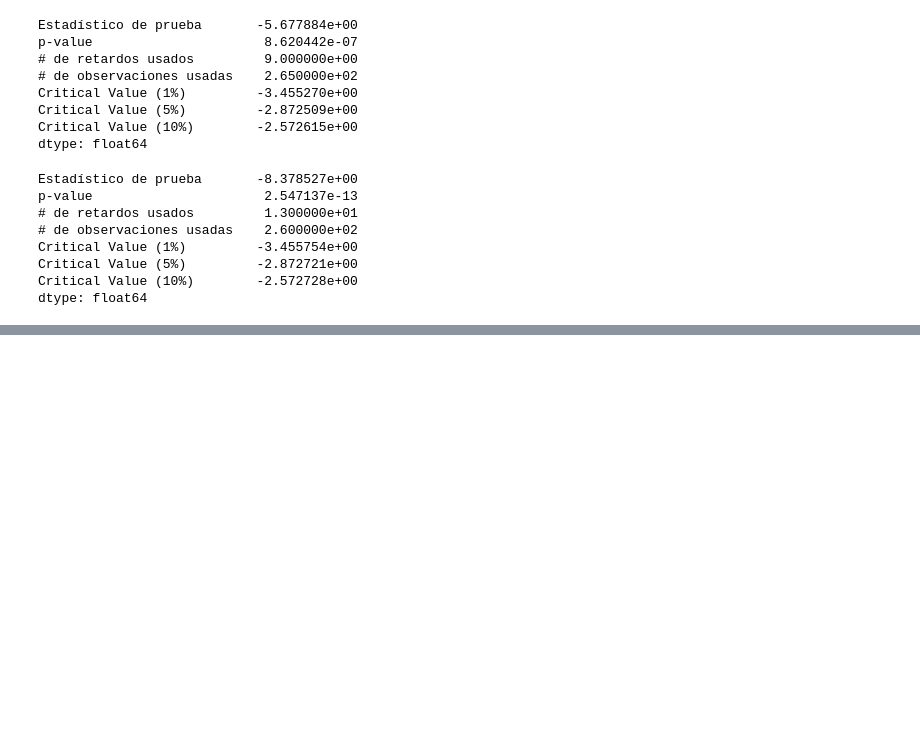
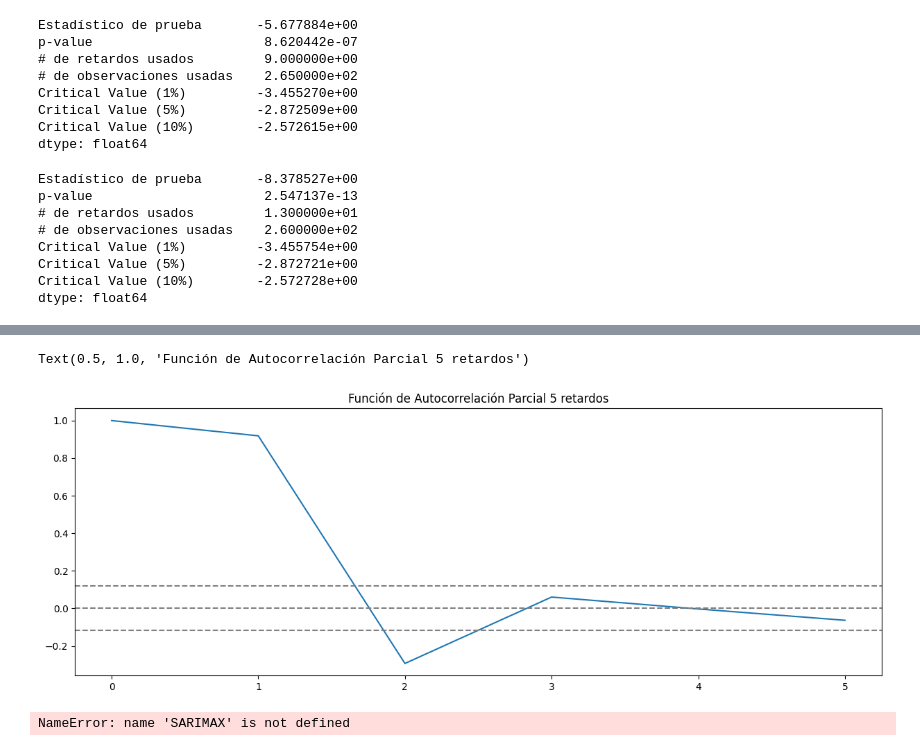
Before and after one commit to rsmith1220/Lab2DS, a Jupyter notebook: superPorMes.ipynb, the cells around one changed output, grey strips where cells are left out. Cells and saved outputs as stored; diff of their text form; code cells hidden in the pictures; blank space fills up the shorter version.

```diff
--- a/superPorMes.ipynb
+++ b/superPorMes.ipynb
@@ -278,0 +334,18 @@ NameError: name 'acf' is not defined
+# %%
+data_transformation_log_D = data_transformation_log.diff(12)
+data_transformation_log_D.dropna(inplace=True)
+# %%
+plt.plot(pacf(data_transformation_log_D, nlags=5))
+plt.axhline(y=0,linestyle='--',color='gray')
+plt.axhline(y=-1.96/np.sqrt(len(data_transformation_log_diff)),linestyle='--',color='gray')
+plt.axhline(y=1.96/np.sqrt(len(data_transformation_log_diff)),linestyle='--',color='gray')
+plt.title('Función de Autocorrelación Parcial 5 retardos')
+# %% [output]
+Text(0.5, 1.0, 'Función de Autocorrelación Parcial 5 retardos')
+[figure, added]
+# %%
+modelo121 = SARIMAX(data_transformation_log, order=(1,2,1), seasonal_order=(2,1,0,12), enforce_stationarity=False, enforce_invertibility=False)
+resultado_m121 = modelo121.fit()
+print(resultado_m121.summary().tables[1])
+# %% [output]
+NameError: name 'SARIMAX' is not defined
```
Also changed, not shown: parts of 16 cells of this notebook.
